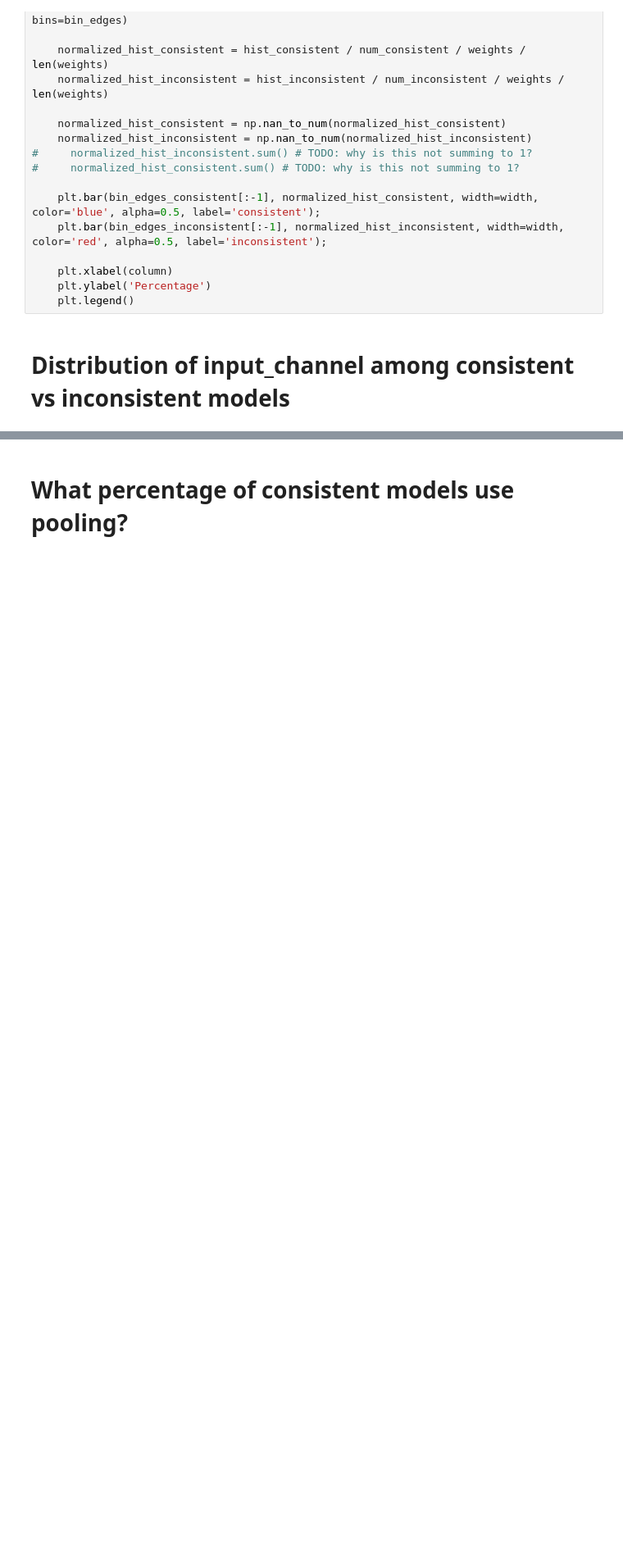
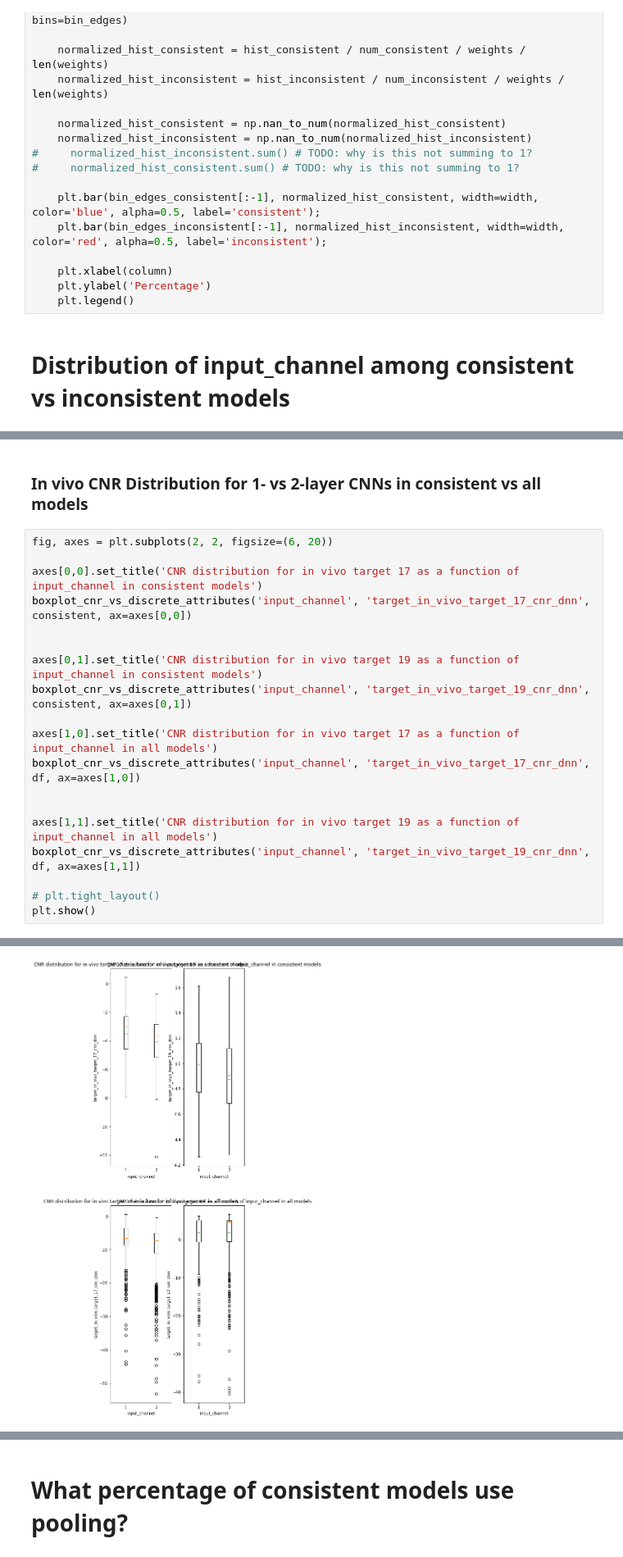
Before and after one commit to zhanwenchen/beam_nn, a Jupyter notebook: notebooks/Hyperparameter Analysis.ipynb, the cells around one changed output, grey strips where cells are left out. Shown at 82% size. Saved outputs shown, nothing was run; the diff lists cells and outputs as text; blank space fills up the shorter version.

```diff
--- a/notebooks/Hyperparameter Analysis.ipynb
+++ b/notebooks/Hyperparameter Analysis.ipynb
@@ -165,0 +216,22 @@ consistent_vs_inconsistent_discrete('input_channel')
+# %% [markdown]
+### In vivo CNR Distribution for 1- vs 2-layer CNNs in consistent vs all models
+# %%
+fig, axes = plt.subplots(2, 2, figsize=(6, 20))
+
+axes[0,0].set_title('CNR distribution for in vivo target 17 as a function of input_channel in consistent models')
+boxplot_cnr_vs_discrete_attributes('input_channel', 'target_in_vivo_target_17_cnr_dnn', consistent, ax=axes[0,0])
+
+
+axes[0,1].set_title('CNR distribution for in vivo target 19 as a function of input_channel in consistent models')
+boxplot_cnr_vs_discrete_attributes('input_channel', 'target_in_vivo_target_19_cnr_dnn', consistent, ax=axes[0,1])
+
+axes[1,0].set_title('CNR distribution for in vivo target 17 as a function of input_channel in all models')
+boxplot_cnr_vs_discrete_attributes('input_channel', 'target_in_vivo_target_17_cnr_dnn', df, ax=axes[1,0])
+
+
+axes[1,1].set_title('CNR distribution for in vivo target 19 as a function of input_channel in all models')
+boxplot_cnr_vs_discrete_attributes('input_channel', 'target_in_vivo_target_19_cnr_dnn', df, ax=axes[1,1])
+
+# plt.tight_layout()
+plt.show()
+# %% [output]
@@ -165,0 +250 @@ consistent_vs_inconsistent_discrete('input_channel')
+[figure, added]
```
Also changed, not shown: parts of 42 cells of this notebook, 1 other file.
